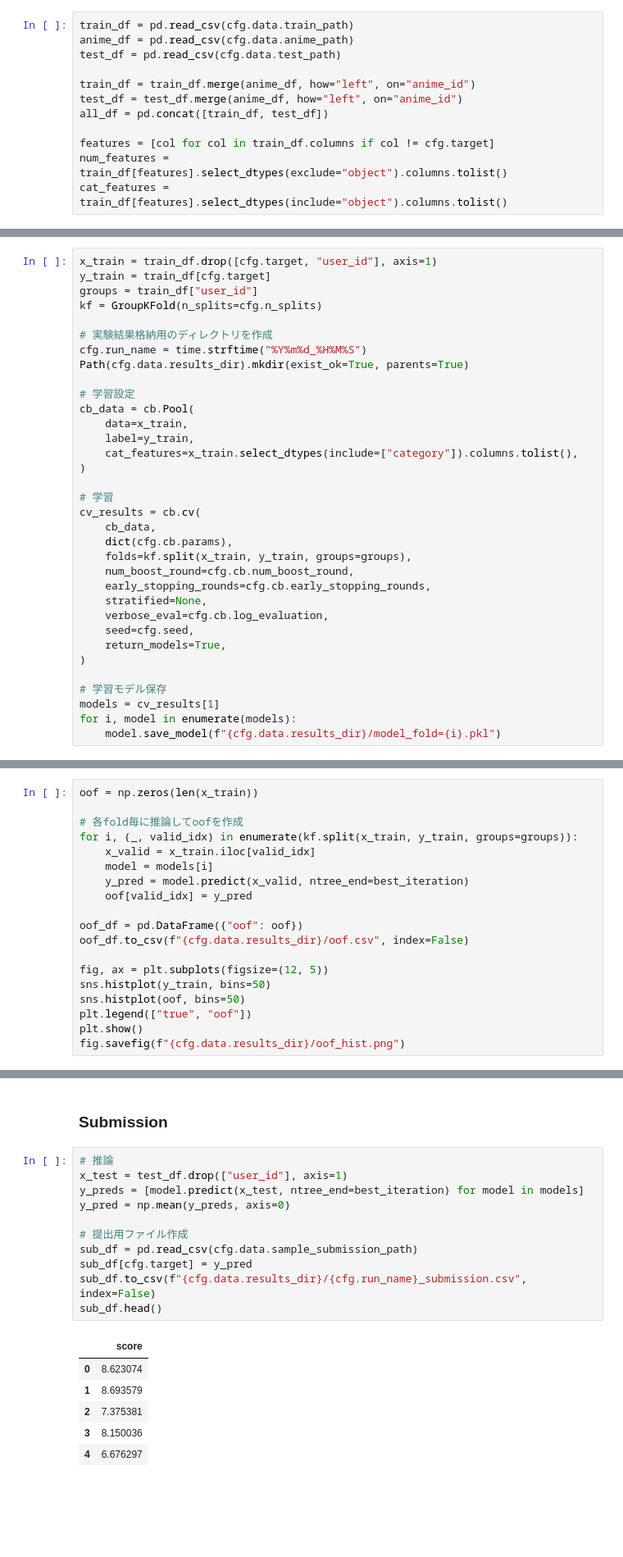
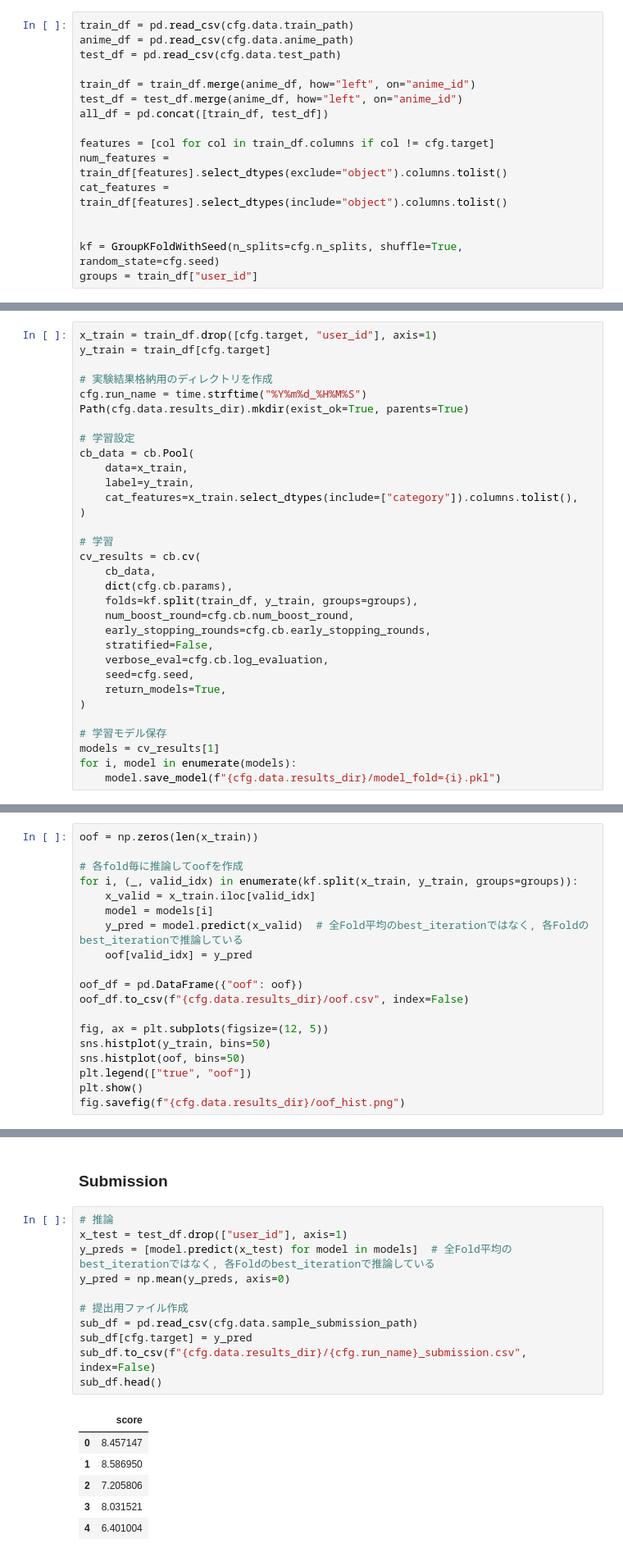
Before and after one commit to yumizu-da/atmaCup17, a Jupyter notebook: exp/002/run.ipynb, the cells around one changed output, grey strips where cells are left out. Shown at 82% size. Drawn from its saved outputs; the diff is of its cells as text; blank space fills up the shorter version.

```diff
--- a/exp/002/run.ipynb
+++ b/exp/002/run.ipynb
@@ -53,6 +53,10 @@ all_df = pd.concat([train_df, test_df])
 features = [col for col in train_df.columns if col != cfg.target]
 num_features = train_df[features].select_dtypes(exclude="object").columns.tolist()
 cat_features = train_df[features].select_dtypes(include="object").columns.tolist()
+
+
+kf = GroupKFoldWithSeed(n_splits=cfg.n_splits, shuffle=True, random_state=cfg.seed)
+groups = train_df["user_id"]
 # %% [markdown]
 ### 特徴量加工
 # %%
@@ -79,8 +91,6 @@ for col in cat_features:
 # %%
 x_train = train_df.drop([cfg.target, "user_id"], axis=1)
 y_train = train_df[cfg.target]
-groups = train_df["user_id"]
-kf = GroupKFold(n_splits=cfg.n_splits)
 
 # 実験結果格納用のディレクトリを作成
 cfg.run_name = time.strftime("%Y%m%d_%H%M%S")
@@ -97,10 +107,10 @@ cb_data = cb.Pool(
 cv_results = cb.cv(
     cb_data,
     dict(cfg.cb.params),
-    folds=kf.split(x_train, y_train, groups=groups),
+    folds=kf.split(train_df, y_train, groups=groups),
     num_boost_round=cfg.cb.num_boost_round,
     early_stopping_rounds=cfg.cb.early_stopping_rounds,
-    stratified=None,
+    stratified=False,
     verbose_eval=cfg.cb.log_evaluation,
     seed=cfg.seed,
     return_models=True,
@@ -178,7 +188,7 @@ oof = np.zeros(len(x_train))
 for i, (_, valid_idx) in enumerate(kf.split(x_train, y_train, groups=groups)):
     x_valid = x_train.iloc[valid_idx]
     model = models[i]
-    y_pred = model.predict(x_valid, ntree_end=best_iteration)
+    y_pred = model.predict(x_valid)  # 全Fold平均のbest_iterationではなく, 各Foldのbest_iterationで推論している
     oof[valid_idx] = y_pred
 
 oof_df = pd.DataFrame({"oof": oof})
@@ -197,18 +207,18 @@ fig.savefig(f"{cfg.data.results_dir}/oof_hist.png")
 # %%
 # 推論
 x_test = test_df.drop(["user_id"], axis=1)
-y_preds = [model.predict(x_test, ntree_end=best_iteration) for model in models]
+y_preds = [model.predict(x_test) for model in models]  # 全Fold平均のbest_iterationではなく, 各Foldのbest_iterationで推論している
 y_pred = np.mean(y_preds, axis=0)
 
 # 提出用ファイル作成
 sub_df = pd.read_csv(cfg.data.sample_submission_path)
 sub_df[cfg.target] = y_pred
 sub_df.to_csv(f"{cfg.data.results_dir}/{cfg.run_name}_submission.csv", index=False)
 sub_df.head()
 # %% [output]
 |  | score |
-| 0 | 8.623074 |
-| 1 | 8.693579 |
-| 2 | 7.375381 |
-| 3 | 8.150036 |
-| 4 | 6.676297 |
+| 0 | 8.457147 |
+| 1 | 8.586950 |
+| 2 | 7.205806 |
+| 3 | 8.031521 |
+| 4 | 6.401004 |
```
Also changed, not shown: parts of 6 cells of this notebook, 6 other files.
